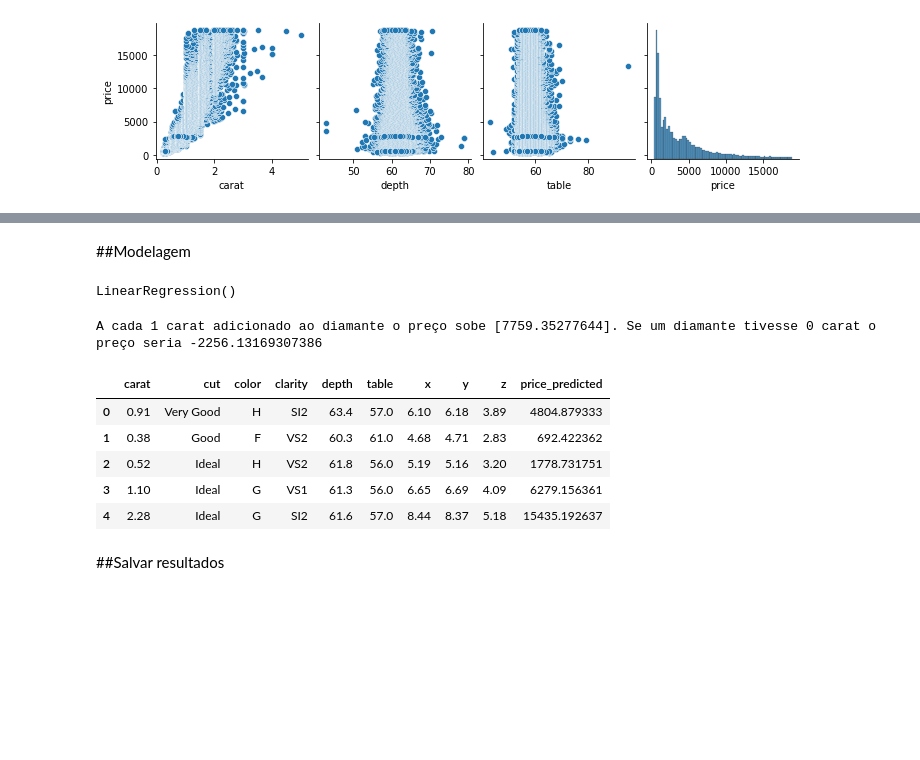
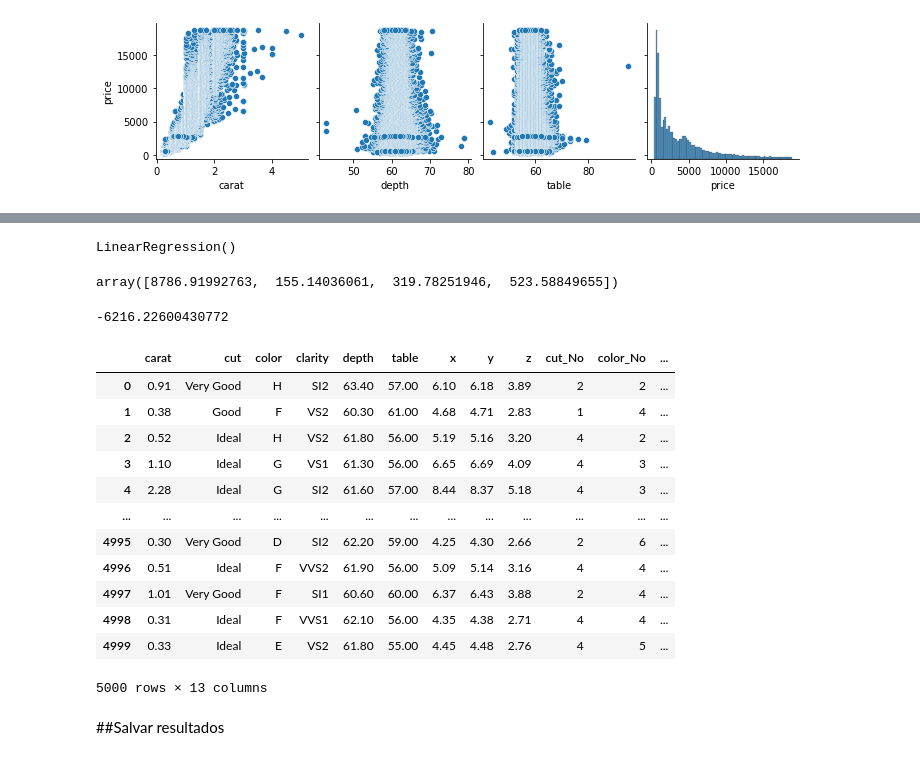
Before and after one commit to lenagrumbach/diamond_price_prediction, a Jupyter notebook: projeto_regressao_linear.ipynb, the cells around one changed output, grey strips where cells are left out. Saved outputs shown, nothing was run; the diff lists cells and outputs as text; code cells hidden in the pictures; blank space fills up the shorter version.

```diff
--- a/projeto_regressao_linear.ipynb
+++ b/projeto_regressao_linear.ipynb
@@ -84,0 +139,2 @@ sns.pairplot(data = df_diamonds, y_vars='price', x_vars=['carat', 'depth', 'tabl
+# %%
+df_diamonds['clarity_No'] = df_diamonds['clarity'].replace('I1', 0, regex=False).replace('SI2', 1, regex=False).replace('SI1', 2, regex=False).replace('VS2', 3, regex=False).replace('VS1', 4, regex=False).replace('VVS2', 5, regex=False).replace('VVS1', 6, regex=False).replace('IF', 7, regex=False)
@@ -84,0 +145,2 @@ sns.pairplot(data = df_diamonds, y_vars='price', x_vars=['carat', 'depth', 'tabl
+# %%
+df_rick_diamonds['clarity_No'] = df_rick_diamonds['clarity'].replace('I1', 0, regex=False).replace('SI2', 1, regex=False).replace('SI1', 2, regex=False).replace('VS2', 3, regex=False).replace('VS1', 4, regex=False).replace('VVS2', 5, regex=False).replace('VVS1', 6, regex=False).replace('IF', 7, regex=False)
@@ -95,8 +178,6 @@ z        0.860247
 Name: price, dtype: float64
-# %% [markdown]
-##Modelagem
 # %%
-X = df_diamonds[['carat']]
+X = df_diamonds[['carat','cut_No','color_No','clarity_No']]
 y = df_diamonds['price']
 # %%
 modelo_diamonds = LinearRegression()
@@ -104,22 +185,33 @@ modelo_diamonds = LinearRegression()
 modelo_diamonds.fit(X,y)
 # %% [output]
 LinearRegression()
-# %%
-print(f"A cada 1 carat adicionado ao diamante o preço sobe {modelo_diamonds.coef_}. Se um diamante tivesse 0 carat o preço seria {modelo_diamonds.intercept_}")
-# %% [output]
-A cada 1 carat adicionado ao diamante o preço sobe [7759.35277644]. Se um diamante tivesse 0 carat o preço seria -2256.13169307386
+# %%
+modelo_diamonds.coef_
+# %% [output]
+array([8786.91992763,  155.14036061,  319.78251946,  523.58849655])
+# %%
+modelo_diamonds.intercept_
+# %% [output]
+-6216.22600430772
 # %%
-predict = modelo_diamonds.predict(df_rick_diamonds[['carat']])
+predict = modelo_diamonds.predict(df_rick_diamonds[['carat','cut_No','color_No','clarity_No']])
 # %%
 df_rick_diamonds['price_predicted'] = predict
-df_rick_diamonds.head()
+df_rick_diamonds
 # %% [output]
-|  | carat | cut | color | clarity | depth | table | x | y | z | price_predicted |
-| 0 | 0.91 | Very Good | H | SI2 | 63.4 | 57.0 | 6.10 | 6.18 | 3.89 | 4804.879333 |
-| 1 | 0.38 | Good | F | VS2 | 60.3 | 61.0 | 4.68 | 4.71 | 2.83 | 692.422362 |
-| 2 | 0.52 | Ideal | H | VS2 | 61.8 | 56.0 | 5.19 | 5.16 | 3.20 | 1778.731751 |
-| 3 | 1.10 | Ideal | G | VS1 | 61.3 | 56.0 | 6.65 | 6.69 | 4.09 | 6279.156361 |
-| 4 | 2.28 | Ideal | G | SI2 | 61.6 | 57.0 | 8.44 | 8.37 | 5.18 | 15435.192637 |
+|  | carat | cut | color | clarity | depth | table | x | y | z | cut_No | color_No | ... |
+| 0 | 0.91 | Very Good | H | SI2 | 63.40 | 57.00 | 6.10 | 6.18 | 3.89 | 2 | 2 | ... |
+| 1 | 0.38 | Good | F | VS2 | 60.30 | 61.00 | 4.68 | 4.71 | 2.83 | 1 | 4 | ... |
+| 2 | 0.52 | Ideal | H | VS2 | 61.80 | 56.00 | 5.19 | 5.16 | 3.20 | 4 | 2 | ... |
+| 3 | 1.10 | Ideal | G | VS1 | 61.30 | 56.00 | 6.65 | 6.69 | 4.09 | 4 | 3 | ... |
+| 4 | 2.28 | Ideal | G | SI2 | 61.60 | 57.00 | 8.44 | 8.37 | 5.18 | 4 | 3 | ... |
+| ... | ... | ... | ... | ... | ... | ... | ... | ... | ... | ... | ... | ... |
+| 4995 | 0.30 | Very Good | D | SI2 | 62.20 | 59.00 | 4.25 | 4.30 | 2.66 | 2 | 6 | ... |
+| 4996 | 0.51 | Ideal | F | VVS2 | 61.90 | 56.00 | 5.09 | 5.14 | 3.16 | 4 | 4 | ... |
+| 4997 | 1.01 | Very Good | F | SI1 | 60.60 | 60.00 | 6.37 | 6.43 | 3.88 | 2 | 4 | ... |
+| 4998 | 0.31 | Ideal | F | VVS1 | 62.10 | 56.00 | 4.35 | 4.38 | 2.71 | 4 | 4 | ... |
+| 4999 | 0.33 | Ideal | E | VS2 | 61.80 | 55.00 | 4.45 | 4.48 | 2.76 | 4 | 5 | ... |
+5000 rows × 13 columns
 # %% [markdown]
 ##Salvar resultados
 # %%
```
Also changed, not shown: parts of 27 cells of this notebook.
